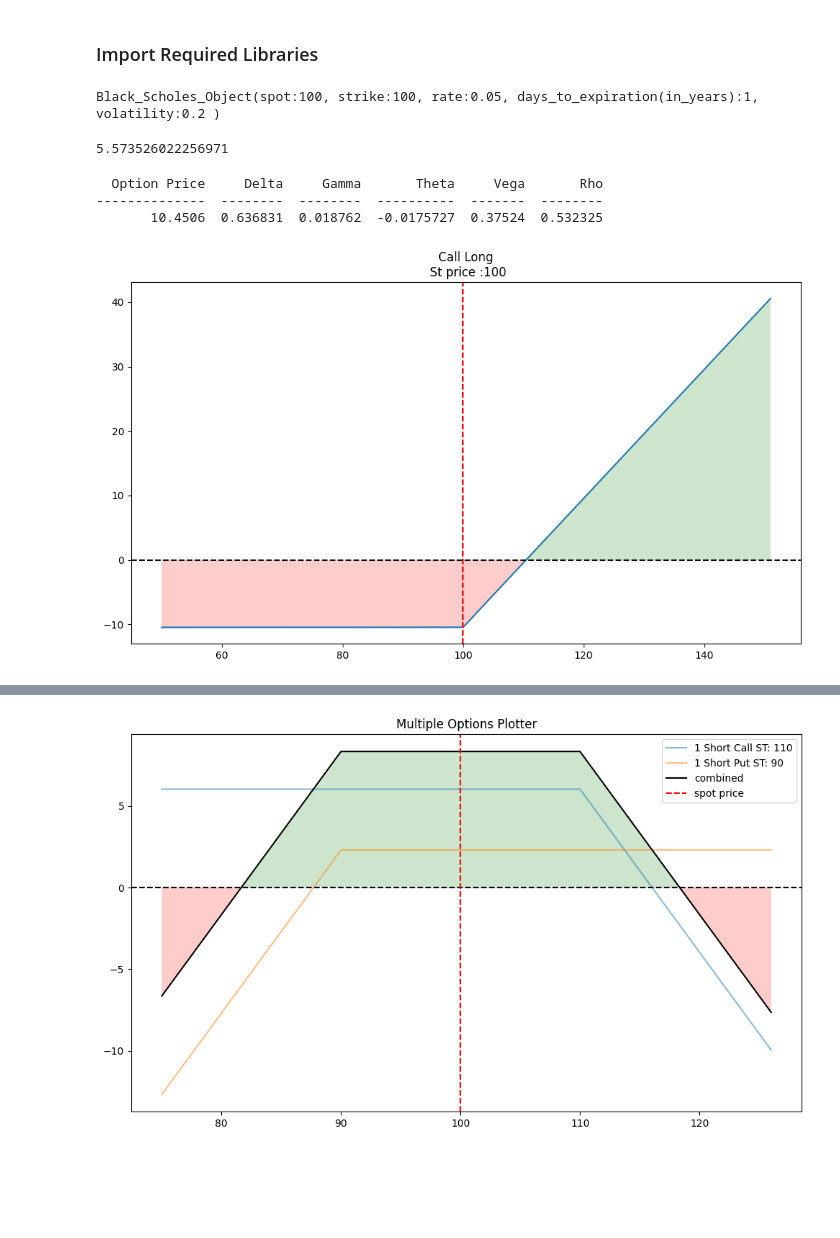
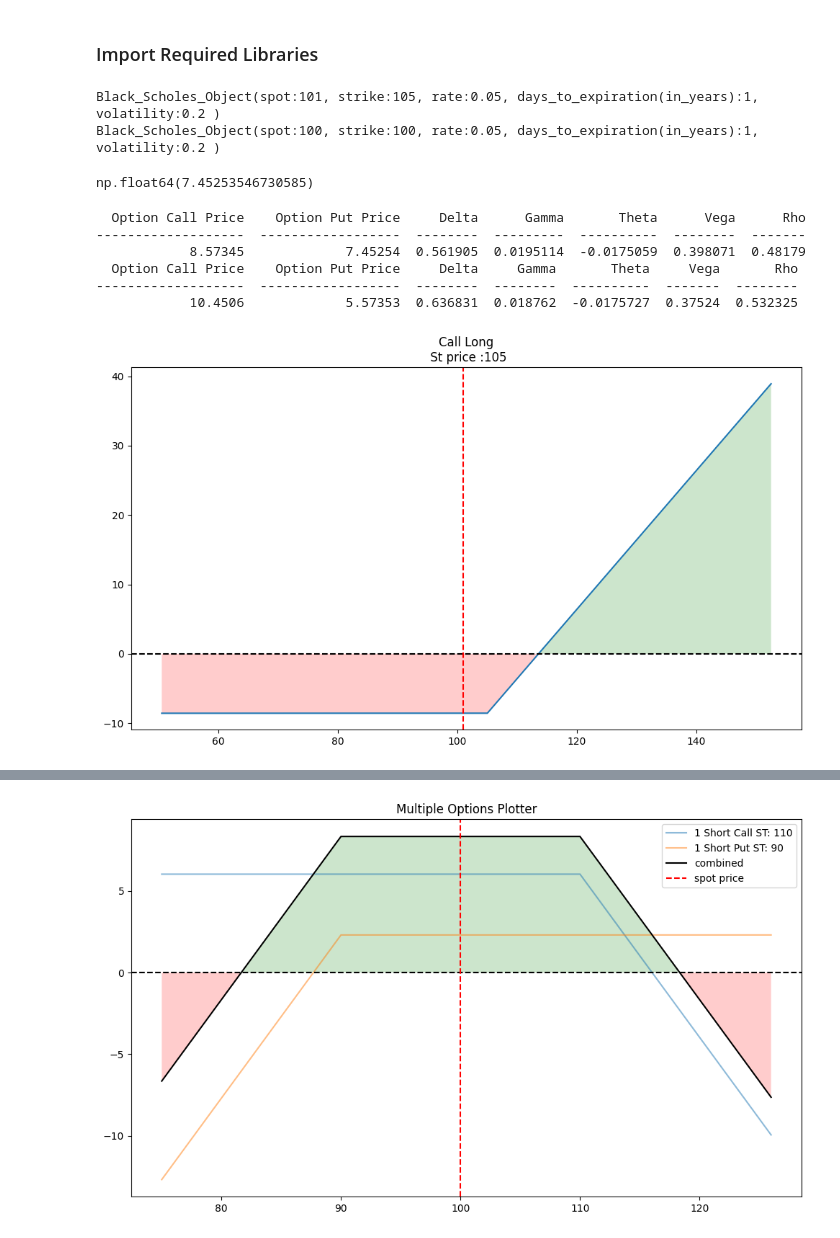
Before and after one commit to calebfowowe/python_wrks, a Jupyter notebook: Black_Scholes.ipynb, the cells around one changed output, grey strips where cells are left out. Cells and saved outputs as stored; diff of their text form; code cells hidden in the pictures; blank space fills up the shorter version.

```diff
--- a/Black_Scholes.ipynb
+++ b/Black_Scholes.ipynb
@@ -100,7 +101,7 @@ class BS:
         self.volatility = volatility # Volatility
 
         # Utility
-        self._a_ = self.volatility * self.dte**0.5
+        self._a_ = self.volatility * np.sqrt(self.dte)
 
         # if self.strike == 0:
         #     raise ZeroDivisionError('The strike price cannot be zero')
@@ -122,7 +123,8 @@ class BS:
         self.gamma = self._gamma
 
     def __repr__(self):
-        return f"Black_Scholes_Object(spot:{self.spot}, strike:{self.strike}, rate:{self.rate}, days_to_expiration(in_years):{self.dte}, volatility:{self.volatility} )"
+        return (f"Black_Scholes_Object(spot:{self.spot}, strike:{self.strike}, rate:{self.rate}, "
+                f"days_to_expiration(in_years):{self.dte}, volatility:{self.volatility} )")
 
 
     # Option Price
@@ -165,7 +167,7 @@ class BS:
         if self.volatility == 0 or self.dte == 0:
             return 0.0
         else:
-            return self.spot * norm.pdf(self._d1_) * self.dte**0.5 / 100
+            return self.spot * norm.pdf(self._d1_) * np.sqrt(self.dte) / 100
 
 
     # Option Theta
@@ -193,35 +195,43 @@ class BS:
         pass
 # %%
 # Initialize option
-option = BS(100,100,0.05,1,0.20)
-option
+optionA = BS(101,105,0.05,1,0.20)
+optionB = BS(100,100,0.05,1,0.20)
+print(optionA)
+print(optionB)
 # %% [output]
+Black_Scholes_Object(spot:101, strike:105, rate:0.05, days_to_expiration(in_years):1, volatility:0.2 )
 Black_Scholes_Object(spot:100, strike:100, rate:0.05, days_to_expiration(in_years):1, volatility:0.2 )
 # %%
-option.putPrice
+optionA.putPrice
 # %% [output]
-5.573526022256971
+np.float64(7.45253546730585)
 # %%
-header = ['Option Price', 'Delta', 'Gamma', 'Theta', 'Vega', 'Rho']
-table = [[option.callPrice, option.callDelta, option.gamma, option.callTheta, option.vega, option.callRho]]
+header = ['Option Call Price', 'Option Put Price', 'Delta', 'Gamma', 'Theta', 'Vega', 'Rho']
+table = [[optionA.callPrice, optionA.putPrice, optionA.callDelta, optionA.gamma, optionA.callTheta, optionA.vega, optionA.callRho]]
+tableB = [[optionB.callPrice, optionB.putPrice, optionB.callDelta, optionB.gamma, optionB.callTheta, optionB.vega, optionB.callRho]]
 
 print(tabulate(table,header))
+print(tabulate(tableB,header))
 # %% [output]
-  Option Price     Delta     Gamma       Theta     Vega       Rho
---------------  --------  --------  ----------  -------  --------
-       10.4506  0.636831  0.018762  -0.0175727  0.37524  0.532325
+  Option Call Price    Option Put Price     Delta      Gamma       Theta      Vega      Rho
+-------------------  ------------------  --------  ---------  ----------  --------  -------
+            8.57345             7.45254  0.561905  0.0195114  -0.0175059  0.398071  0.48179
+  Option Call Price    Option Put Price     Delta     Gamma       Theta     Vega       Rho
+-------------------  ------------------  --------  --------  ----------  -------  --------
+            10.4506             5.57353  0.636831  0.018762  -0.0175727  0.37524  0.532325
 # %%
 # Plot long call option payoff
 op.single_plotter(
     op_type='c',
-    spot=option.spot,
+    spot=optionA.spot,
     spot_range=50,
-    strike=option.strike,
+    strike=optionA.strike,
     tr_type='b',
-    op_pr=option.callPrice
+    op_pr=optionA.callPrice
 )
 # %% [output]
-[figure, old version]
+[figure, new version]
 # %%
 # Plot long put option payoff
 op.single_plotter(
```
Also changed, not shown: parts of 23 cells of this notebook.
